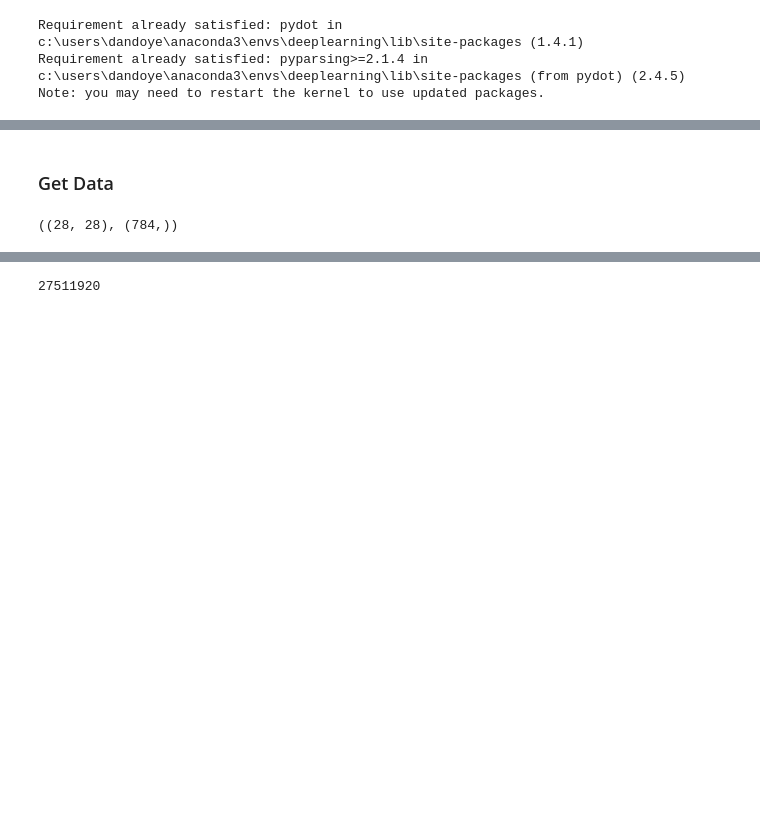
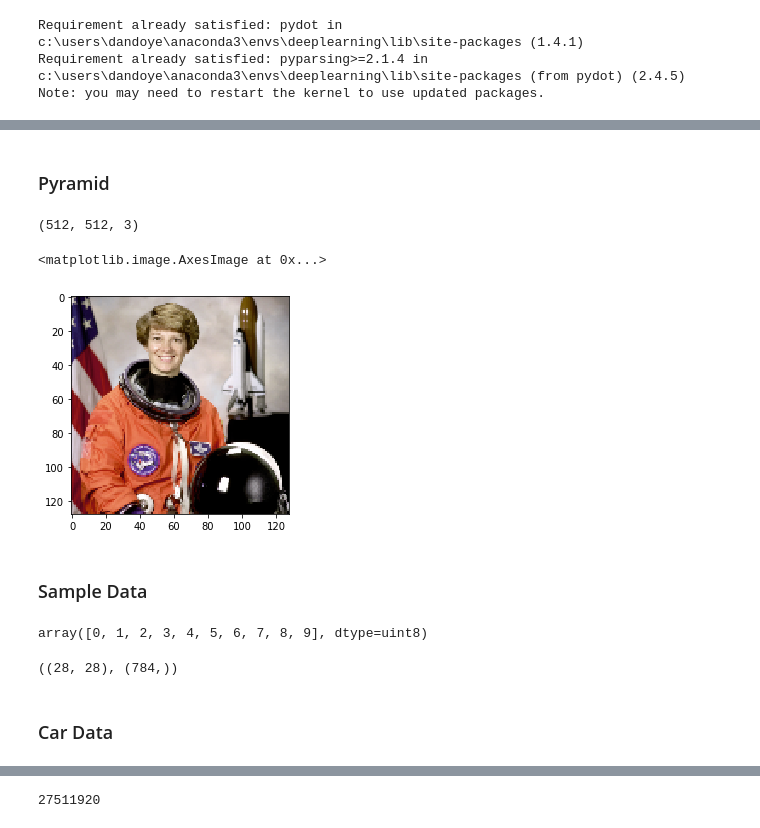
Before and after one commit to dandoye/final-project, a Jupyter notebook: your-project/keras-deep-clustering.ipynb, the cells around one changed output, grey strips where cells are left out. Cells and saved outputs as stored; diff of their text form; code cells hidden in the pictures; blank space fills up the shorter version.

```diff
--- a/your-project/keras-deep-clustering.ipynb
+++ b/your-project/keras-deep-clustering.ipynb
@@ -51,18 +55,38 @@ def acc2(y_true, y_pred):
     from sklearn.utils.linear_assignment_ import linear_assignment
     ind = linear_assignment(w.max() - w)
     return sum([w[i, j] for i, j in ind]) * 1.0 / y_pred.size
+# %% [markdown]
+### Pyramid
+# %%
+from skimage import data
+image = data.astronaut()
+image.shape
+# %% [output]
+(512, 512, 3)
+# %%
+image = cv2.resize(image, (128, 128))#, interpolation=cv2.INTER_AREA)
+plt.imshow(image)
+# %% [output]
+<matplotlib.image.AxesImage at 0x...>
+[figure, added]
 # %% [markdown]
-### Get Data
+### Sample Data
 # %%
 (x_train, y_train), (x_test, y_test) = mnist.load_data()
 x = np.concatenate((x_train, x_test))[:5000]
 y = np.concatenate((y_train, y_test))[:5000]
 x = x.reshape((x.shape[0], -1))
 x = np.divide(x, 255.)
+# %%
+np.unique(y)
+# %% [output]
+array([0, 1, 2, 3, 4, 5, 6, 7, 8, 9], dtype=uint8)
 # %%
 x_train[1].shape, x[1].shape
 # %% [output]
 ((28, 28), (784,))
+# %% [markdown]
+### Car Data
 # %%
 train = []
 files = glob.glob ("train_images/subset_10/*.jpg") # your image path
```
Also changed, not shown: parts of 10 cells of this notebook, 2 other files.
